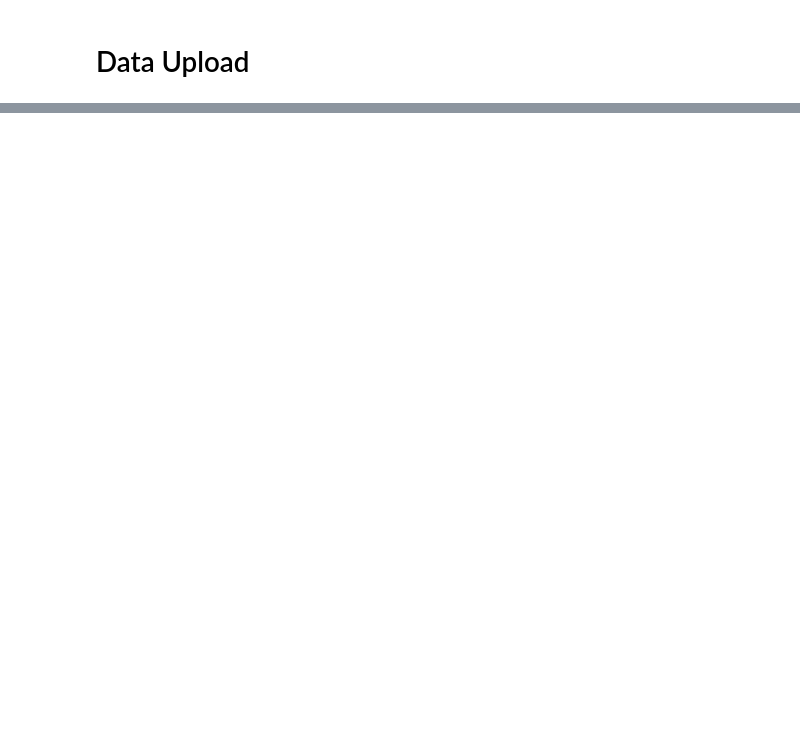
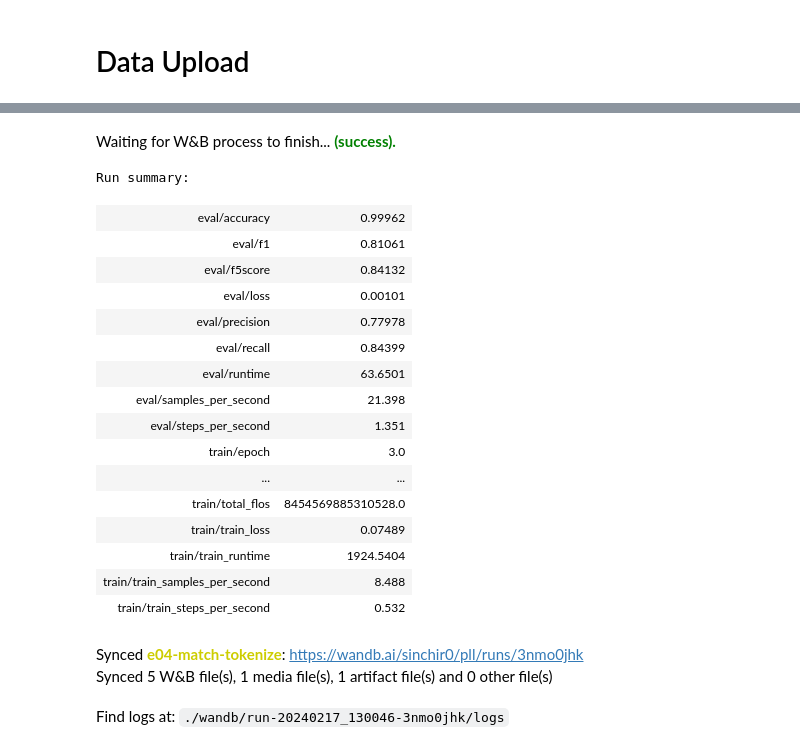
Before and after one commit to sinchir0/pll_data_detection, a Jupyter notebook: exp/exp004.ipynb, the cells around one changed output, grey strips where cells are left out. Saved outputs shown, nothing was run; the diff lists cells and outputs as text; code cells hidden in the pictures; blank space fills up the shorter version.

```diff
--- a/exp/exp004.ipynb
+++ b/exp/exp004.ipynb
@@ -659,0 +715,25 @@ MODEL_OUTPUT_PATH
+# %%
+if not DEBUG:
+    wandb.finish()
+# %% [output]
+Waiting for W&B process to finish... (success).
+Run summary:
+| eval/accuracy | 0.99962 |
+| eval/f1 | 0.81061 |
+| eval/f5score | 0.84132 |
+| eval/loss | 0.00101 |
+| eval/precision | 0.77978 |
+| eval/recall | 0.84399 |
+| eval/runtime | 63.6501 |
+| eval/samples_per_second | 21.398 |
+| eval/steps_per_second | 1.351 |
+| train/epoch | 3.0 |
+| ... | ... |
+| train/total_flos | 8454569885310528.0 |
+| train/train_loss | 0.07489 |
+| train/train_runtime | 1924.5404 |
+| train/train_samples_per_second | 8.488 |
+| train/train_steps_per_second | 0.532 |
+Synced e04-match-tokenize: https://wandb.ai/sinchir0/pll/runs/3nmo0jhk
+Synced 5 W&B file(s), 1 media file(s), 1 artifact file(s) and 0 other file(s)
+Find logs at: ./wandb/run-20240217_130046-3nmo0jhk/logs
```
Also changed, not shown: parts of 11 cells of this notebook.
